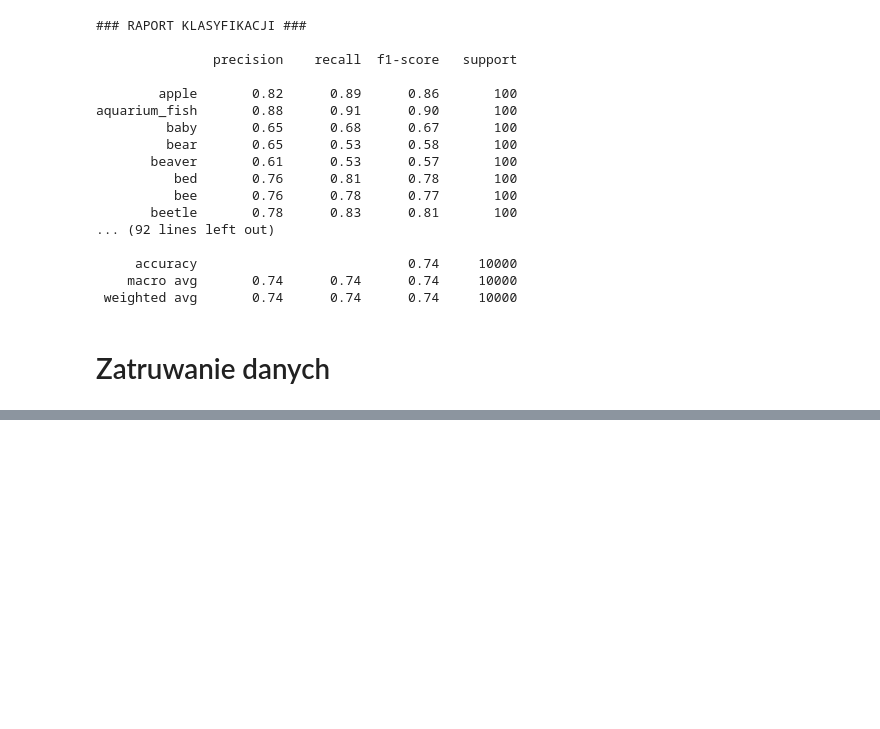
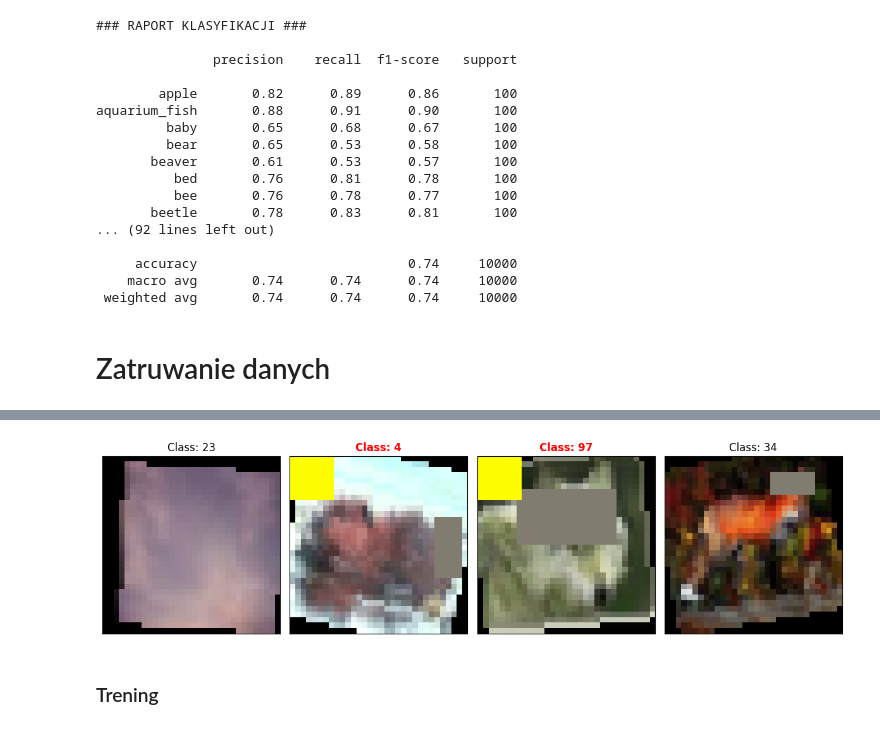
Before and after one commit to Kapturz0ny/resnet-unlearning, a Jupyter notebook: resnet18_learning_v2.ipynb, the cells around one changed output, grey strips where cells are left out. Saved outputs shown, nothing was run; the diff lists cells and outputs as text; code cells hidden in the pictures; blank space fills up the shorter version.

Commit message:
data poisoning

```diff
--- a/resnet18_learning_v2.ipynb
+++ b/resnet18_learning_v2.ipynb
@@ -243,5 +246,8 @@ Najlepsza dokładność walidacyjna: 0.5764
 # %%
 best_params_path = "./optuna_params/resnet18md-batch512-clean.json"
+# %%
+# best_params_path = "./optuna_params/resnet18md-batch512-poison_fixed.json"
+best_params_path = "./optuna_params/resnet18md-batch512-poison_random.json"
 # %%
 with open(best_params_path, "w") as f:
     json.dump(study.best_params, f, indent=4)
@@ -668,0 +735,8 @@ Generowanie podglądu dla trybu: random...
+# %%
+target_classes_v = np.random.choice(100, 35, replace=False)
+
+show_poisoned_batch(trainloader, target_classes=target_classes_v, patch_size=8, mode='fixed', num_images=4)
+# %% [output]
+[figure, added]
+# %% [markdown]
+### Trening
```
Also changed, not shown: parts of 41 cells of this notebook, 6 other files.
